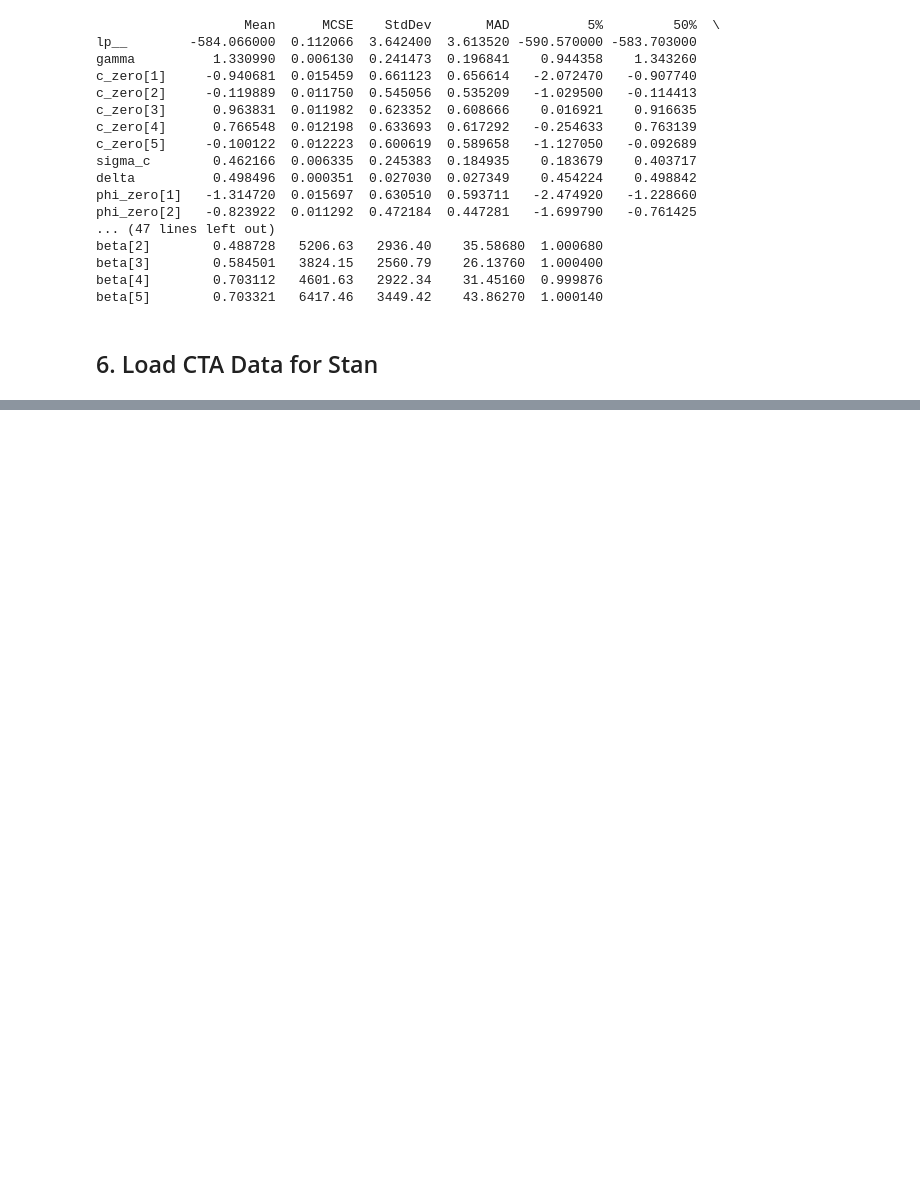
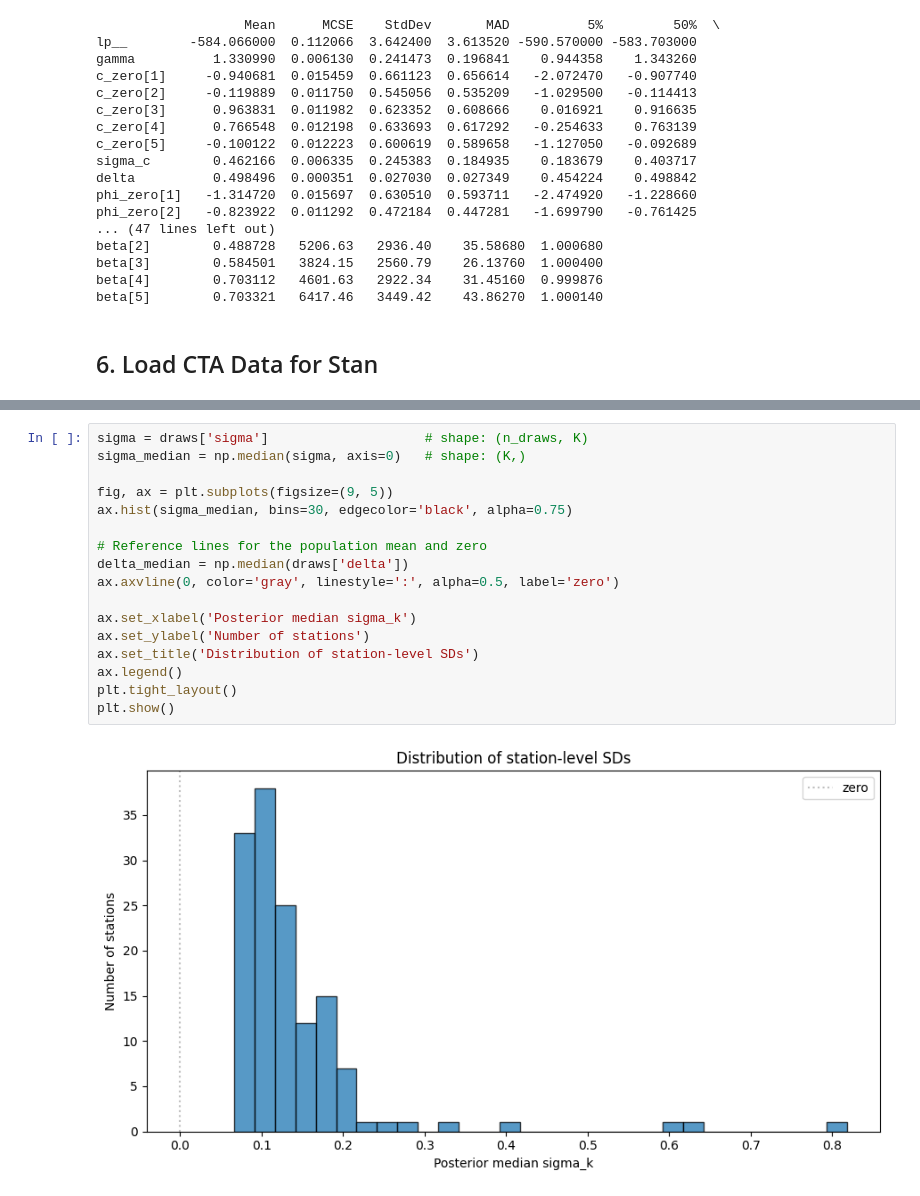
Before and after one commit to hatalan/sta720-project, a Jupyter notebook: notebooks/ar/ar.ipynb, the cells around one changed output, grey strips where cells are left out. Saved outputs shown, nothing was run; the diff lists cells and outputs as text; blank space fills up the shorter version.

```diff
--- a/notebooks/ar/ar.ipynb
+++ b/notebooks/ar/ar.ipynb
@@ -488,0 +563,19 @@ print(f"NAs in Y: {np.isnan(Y_cta).sum()}")
+# %%
+sigma = draws['sigma']                    # shape: (n_draws, K)
+sigma_median = np.median(sigma, axis=0)   # shape: (K,)
+
+fig, ax = plt.subplots(figsize=(9, 5))
+ax.hist(sigma_median, bins=30, edgecolor='black', alpha=0.75)
+
+# Reference lines for the population mean and zero
+delta_median = np.median(draws['delta'])
+ax.axvline(0, color='gray', linestyle=':', alpha=0.5, label='zero')
+
+ax.set_xlabel('Posterior median sigma_k')
+ax.set_ylabel('Number of stations')
+ax.set_title('Distribution of station-level SDs')
+ax.legend()
+plt.tight_layout()
+plt.show()
+# %% [output]
+[figure, added]
```
Also changed, not shown: parts of 10 cells of this notebook, 4 other files.
